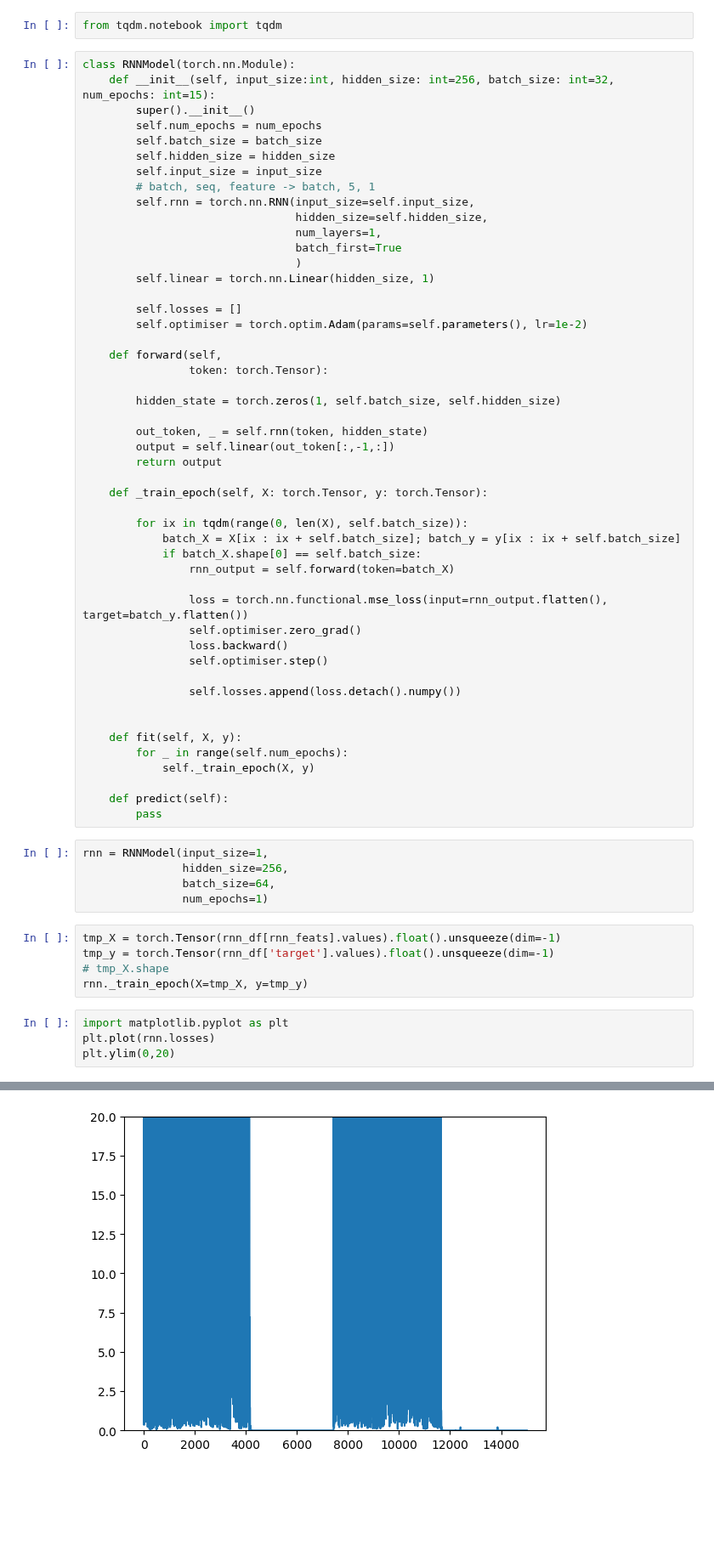
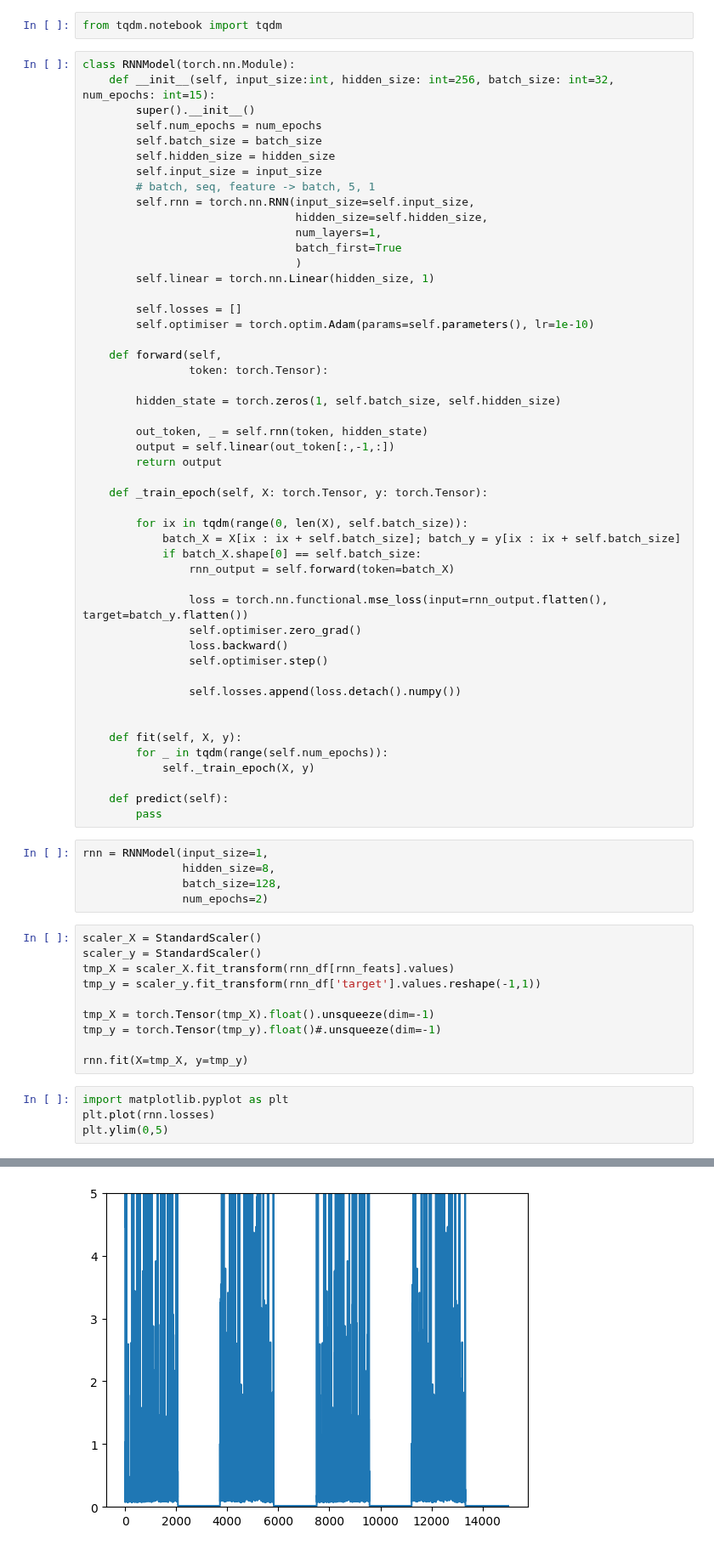
Before and after one commit to igor-cheb/retail_sales_prediction, a Jupyter notebook: modelling.ipynb, the cells around one changed output, grey strips where cells are left out. Shown at 85% size. Drawn from its saved outputs; the diff is of its cells as text; blank space fills up the shorter version.

```diff
--- a/modelling.ipynb
+++ b/modelling.ipynb
@@ -423,7 +424,7 @@ class RNNModel(torch.nn.Module):
         self.linear = torch.nn.Linear(hidden_size, 1)
 
         self.losses = []
-        self.optimiser = torch.optim.Adam(params=self.parameters(), lr=1e-2)
+        self.optimiser = torch.optim.Adam(params=self.parameters(), lr=1e-10)
 
     def forward(self,
                 token: torch.Tensor):
@@ -450,23 +451,28 @@ class RNNModel(torch.nn.Module):
 
 
     def fit(self, X, y):
-        for _ in range(self.num_epochs):
+        for _ in tqdm(range(self.num_epochs)):
             self._train_epoch(X, y)
 
     def predict(self):
         pass
 # %%
 rnn = RNNModel(input_size=1,
-               hidden_size=256,
-               batch_size=64,
-               num_epochs=1)
+               hidden_size=8,
+               batch_size=128,
+               num_epochs=2)
 # %%
-tmp_X = torch.Tensor(rnn_df[rnn_feats].values).float().unsqueeze(dim=-1)
-tmp_y = torch.Tensor(rnn_df['target'].values).float().unsqueeze(dim=-1)
-# tmp_X.shape
-rnn._train_epoch(X=tmp_X, y=tmp_y)
+scaler_X = StandardScaler()
+scaler_y = StandardScaler()
+tmp_X = scaler_X.fit_transform(rnn_df[rnn_feats].values)
+tmp_y = scaler_y.fit_transform(rnn_df['target'].values.reshape(-1,1))
+
+tmp_X = torch.Tensor(tmp_X).float().unsqueeze(dim=-1)
+tmp_y = torch.Tensor(tmp_y).float()#.unsqueeze(dim=-1)
+
+rnn.fit(X=tmp_X, y=tmp_y)
 # %%
 import matplotlib.pyplot as plt
 plt.plot(rnn.losses)
-plt.ylim(0,20)
+plt.ylim(0,5)
 # %% [output]
@@ -474 +480 @@ plt.ylim(0,20)
-[figure, old version]
+[figure, new version]
```
Also changed, not shown: parts of 2 cells of this notebook.
